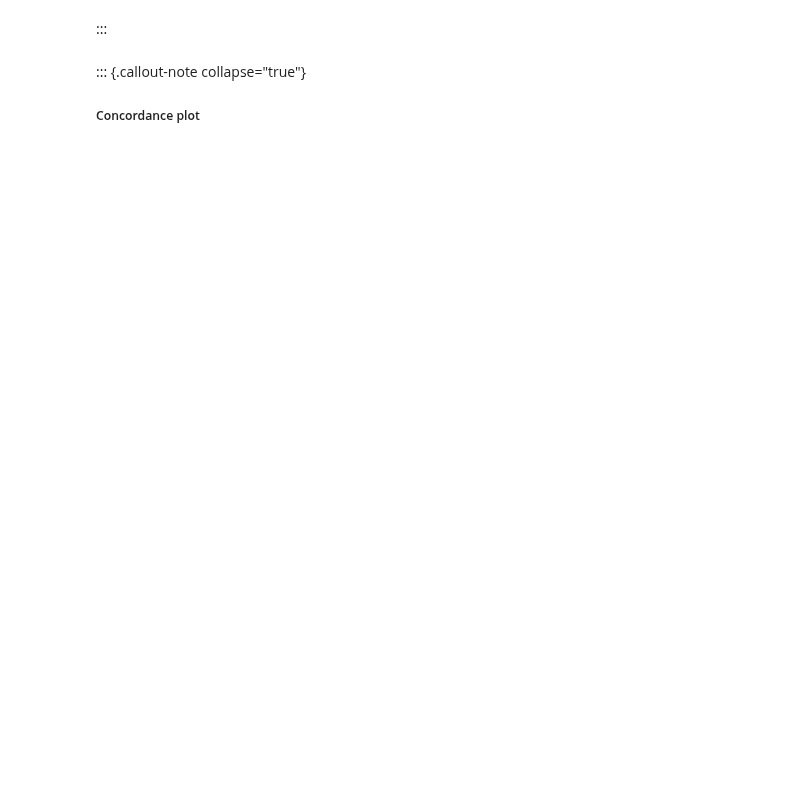
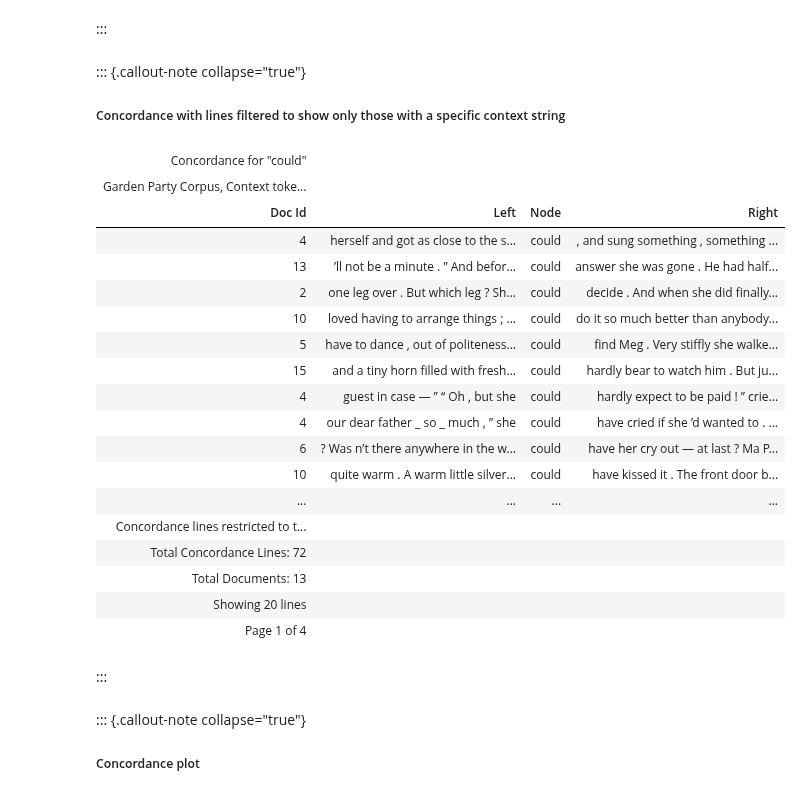
Before and after one commit to polsci/conc, a Jupyter notebook: nbs/tutorials/20_recipes.ipynb, the cells around one changed output. Drawn from its saved outputs; the diff is of its cells as text; code cells hidden in the pictures; blank space fills up the shorter version.

Commit message:
extending concordancing functionality to allow specifying a context word

```diff
--- a/nbs/tutorials/20_recipes.ipynb
+++ b/nbs/tutorials/20_recipes.ipynb
@@ -290,6 +290,34 @@ conc.concordance('could', order = '1R2R3R', context_length = 10).display()
 | Page 1 of 11 |  |  |  |
 # %% [markdown]
 :::
+# %% [markdown]
+::: {.callout-note collapse="true"}
+##### Concordance with lines filtered to show only those with a specific context string
+# %%
+#| eval: false
+conc.concordance('could', order = '1R2R3R', context_length = 10, filter_context_str = 'she', filter_context_length = 5).display()
+# %% [output]
+| Concordance for "could" |  |  |  |
+| Garden Party Corpus, Context toke... |  |  |  |
+| Doc Id | Left | Node | Right |
+| 4 | herself and got as close to the s... | could | , and sung something , something ... |
+| 13 | ’ll not be a minute . ” And befor... | could | answer she was gone . He had half... |
+| 2 | one leg over . But which leg ? Sh... | could | decide . And when she did finally... |
+| 10 | loved having to arrange things ; ... | could | do it so much better than anybody... |
+| 5 | have to dance , out of politeness... | could | find Meg . Very stiffly she walke... |
+| 15 | and a tiny horn filled with fresh... | could | hardly bear to watch him . But ju... |
+| 4 | guest in case — ” “ Oh , but she | could | hardly expect to be paid ! ” crie... |
+| 4 | our dear father _ so _ much , ” she | could | have cried if she ’d wanted to . ... |
+| 6 | ? Was n’t there anywhere in the w... | could | have her cry out — at last ? Ma P... |
+| 10 | quite warm . A warm little silver... | could | have kissed it . The front door b... |
+| ... | ... | ... | ... |
+| Concordance lines restricted to t... |  |  |  |
+| Total Concordance Lines: 72 |  |  |  |
+| Total Documents: 13 |  |  |  |
+| Showing 20 lines |  |  |  |
+| Page 1 of 4 |  |  |  |
+# %% [markdown]
+:::
 # %% [markdown]
 ::: {.callout-note collapse="true"}
 ##### Concordance plot
```
Also changed, not shown: parts of 3 cells of this notebook, 5 other files.
